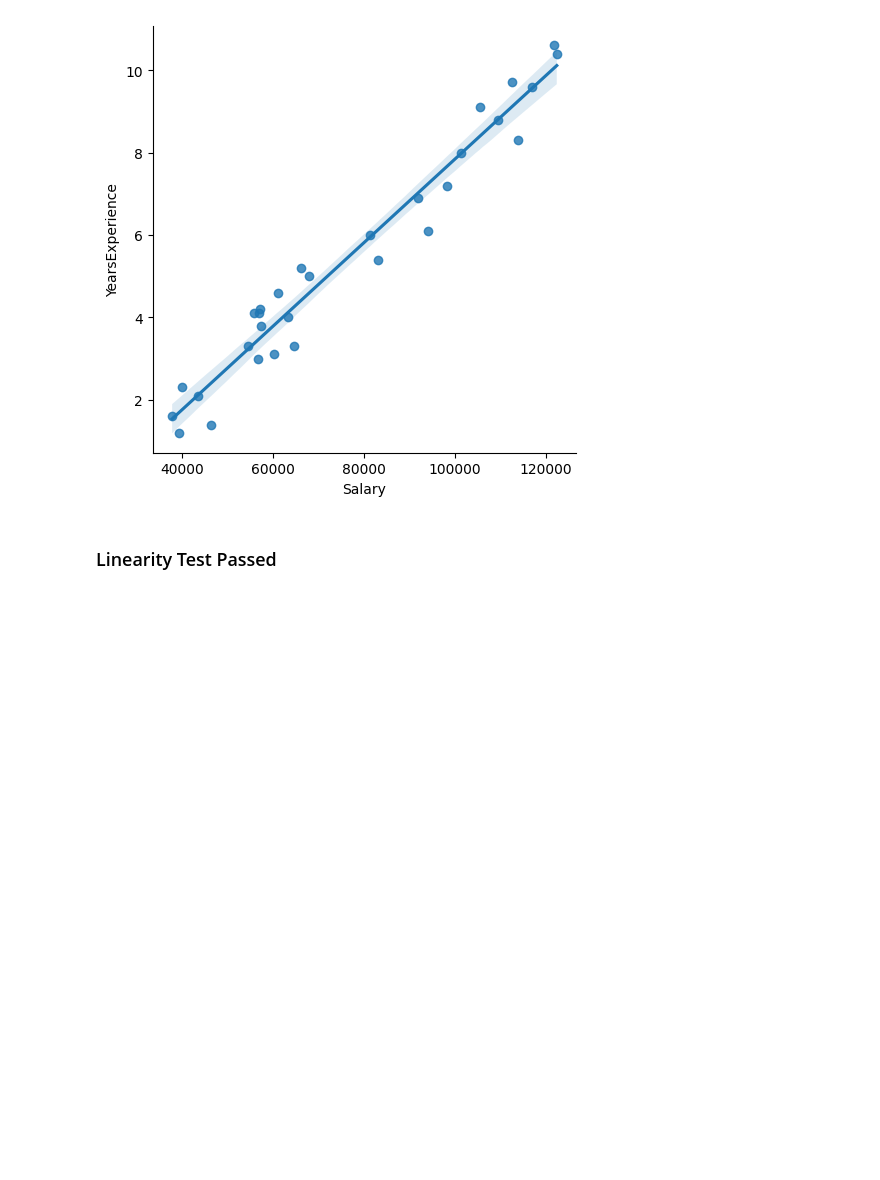
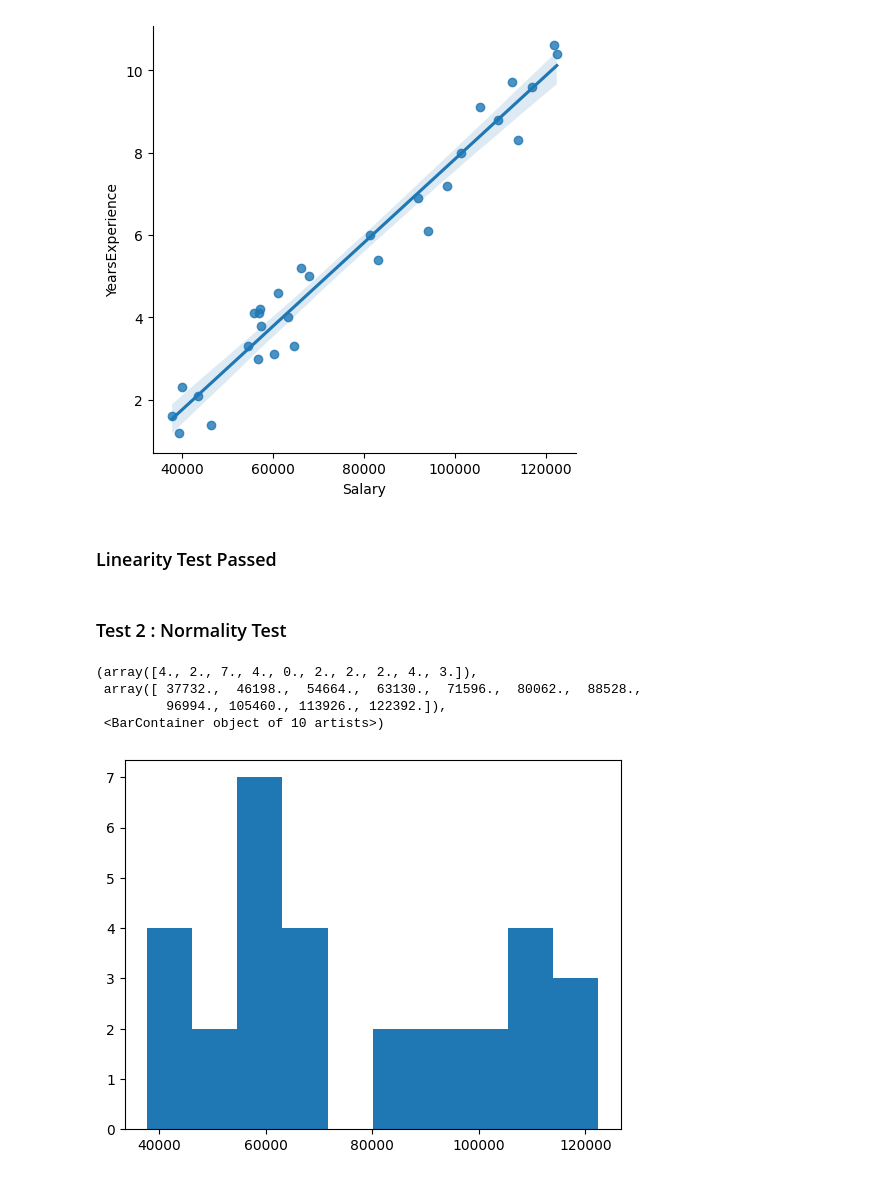
Before and after one commit to Vignesh-H-Space/Learning, a Jupyter notebook: ProITBridge/Machine Learning/01_Practice_Linear Regression/Salary_Prediction.ipynb, the cells around one changed output. Saved outputs shown, nothing was run; the diff lists cells and outputs as text; code cells hidden in the pictures; blank space fills up the shorter version.

Commit message:
Normality test

```diff
--- a/ProITBridge/Machine Learning/01_Practice_Linear Regression/Salary_Prediction.ipynb
+++ b/ProITBridge/Machine Learning/01_Practice_Linear Regression/Salary_Prediction.ipynb
@@ -75,3 +75,13 @@ sns.lmplot(data= salary_data, x = "Salary", y = "YearsExperience")
 [figure]
 # %% [markdown]
 ### Linearity Test Passed
+# %% [markdown]
+### Test 2 : Normality Test
+# %%
+plt.hist(x = "Salary", data = salary_data)
+# %% [output]
+(array([4., 2., 7., 4., 0., 2., 2., 2., 4., 3.]),
+ array([ 37732.,  46198.,  54664.,  63130.,  71596.,  80062.,  88528.,
+         96994., 105460., 113926., 122392.]),
+ <BarContainer object of 10 artists>)
+[figure, added]
```
Also changed, not shown: parts of 2 cells of this notebook.
